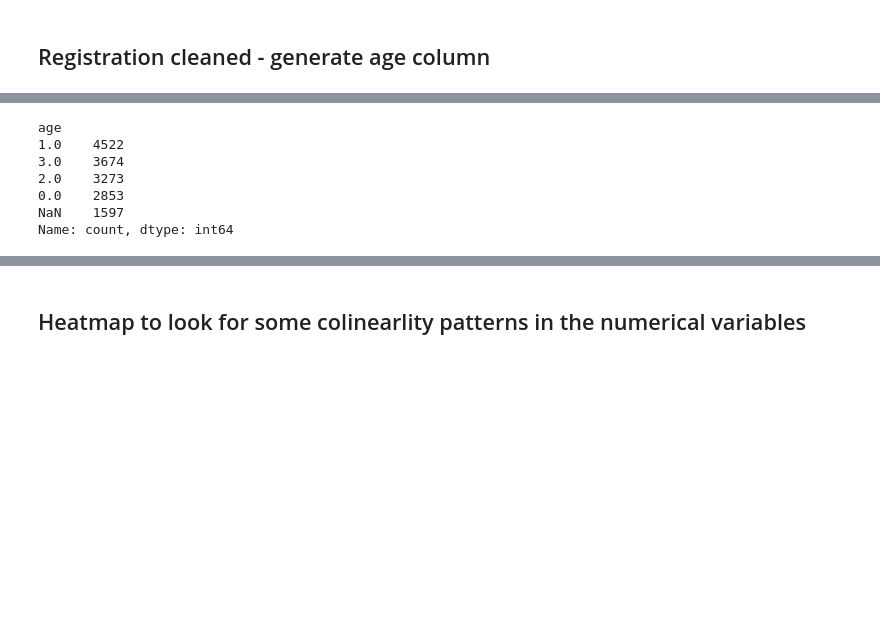
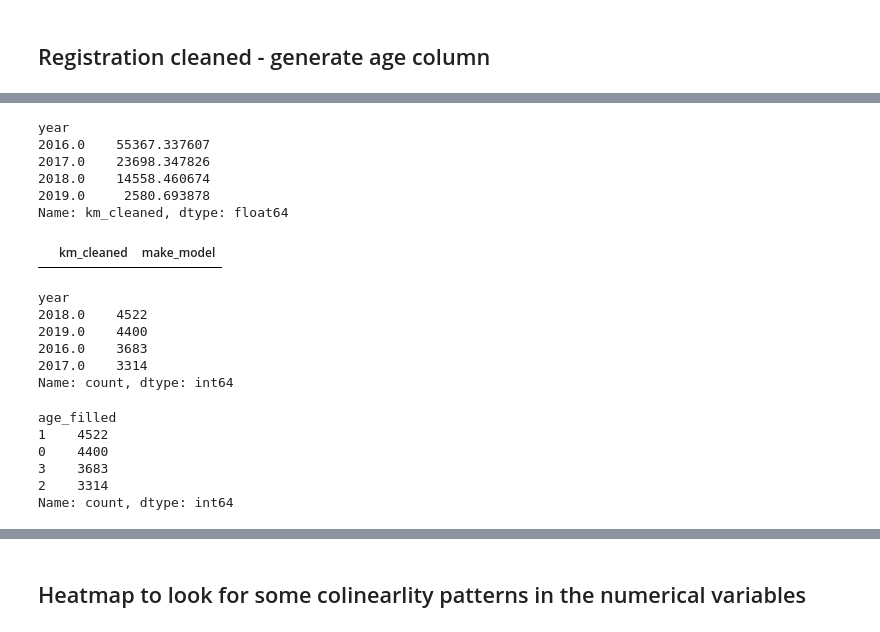
Before and after one commit to balintstewart77/magnimind-assignments, a Jupyter notebook: Auto_scout/auto_scout_part2_missing_val.ipynb, the cells around one changed output, grey strips where cells are left out. Cells and saved outputs as stored; diff of their text form; code cells hidden in the pictures; blank space fills up the shorter version.

```diff
--- a/Auto_scout/auto_scout_part2_missing_val.ipynb
+++ b/Auto_scout/auto_scout_part2_missing_val.ipynb
@@ -51,0 +103,11 @@ df.drop('registration_cleaned', axis = 1, inplace = True)
+# %%
+mean = df[(df['make_model'] == 'Audi A1') & (df['body_cleaned_filled'] == 'Compact')].groupby('year').km_cleaned.mean()
+std = df[(df['make_model'] == 'Audi A1') & (df['body_cleaned_filled'] == 'Compact')].groupby('year').km_cleaned.std()
+mean
+# %% [output]
+year
+2016.0    55367.337607
+2017.0    23698.347826
+2018.0    14558.460674
+2019.0     2580.693878
+Name: km_cleaned, dtype: float64
@@ -51,0 +132,9 @@ df.drop('registration_cleaned', axis = 1, inplace = True)
+# %%
+for group1 in list(df['make_model'].unique()):
+    for group2 in list(df['body_cleaned_filled'].unique()):
+        cond1 = df['make_model'] == group1
+        cond2 = df['body_cleaned_filled'] == group2
+        mean = df[cond1 & cond2].groupby('year').km_cleaned.mean()
+        std = df[cond1 & cond2].groupby('year').km_cleaned.std()
+        df.loc[cond1 & cond2, 'year'] = (df[cond1 & cond2]
+                                  .apply(lambda x: year_fill(x['year'],x['km_cleaned'],mean,std),axis=1))
@@ -52,3 +168,16 @@ df.drop('registration_cleaned', axis = 1, inplace = True)
+# %%
+df[df['year'].isna()][['km_cleaned', 'make_model']]
+# %% [output]
+|  | km_cleaned | make_model |
+# %%
+df['year'].value_counts(dropna=False)
+# %% [output]
+year
+2018.0    4522
+2019.0    4400
+2016.0    3683
+2017.0    3314
+Name: count, dtype: int64
 # %%
 # Generate 'age' column where 2019 is new (age = 0)
 # Define the mapping of year to age
@@ -59,15 +188,14 @@ year_to_age = {
     2016: 3
 }
 # Use map() to apply the mapping
-df['age'] = df['year'].map(year_to_age)
-df['age'].value_counts(dropna = False)
+df['age_filled'] = df['year'].map(year_to_age)
+df['age_filled'].value_counts(dropna = False)
 # %% [output]
-age
-1.0    4522
-3.0    3674
-2.0    3273
-0.0    2853
-NaN    1597
+age_filled
+1    4522
+0    4400
+3    3683
+2    3314
 Name: count, dtype: int64
 # %%
 df.non_enc_cols = df[['make_model',
```
Also changed, not shown: parts of 76 cells of this notebook, 1 other file.
